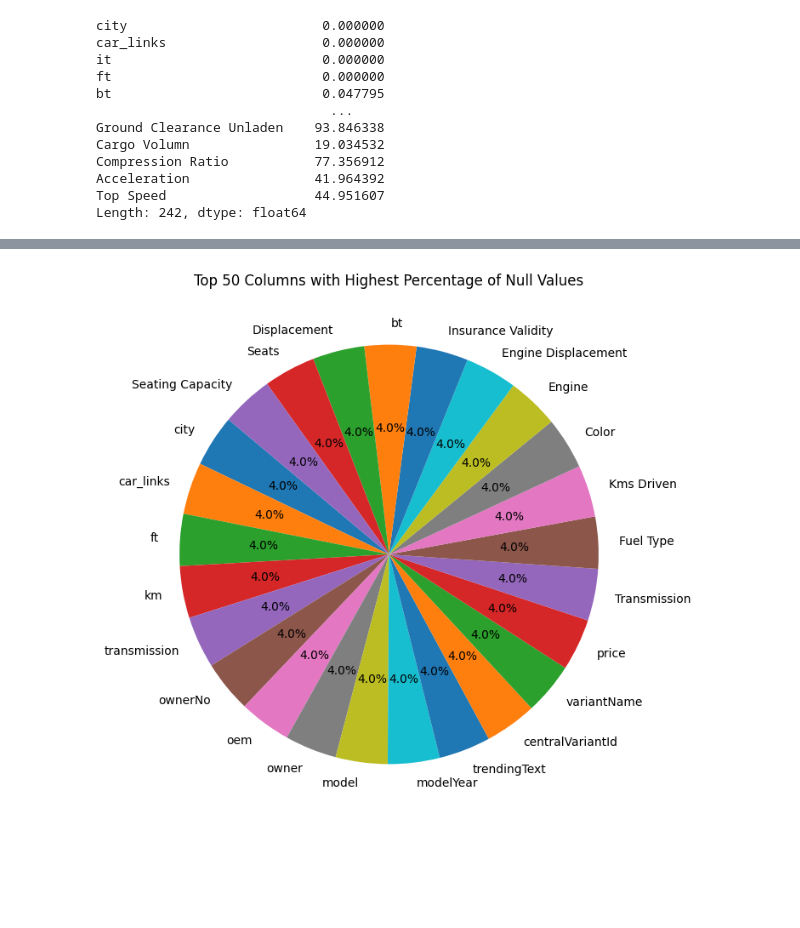
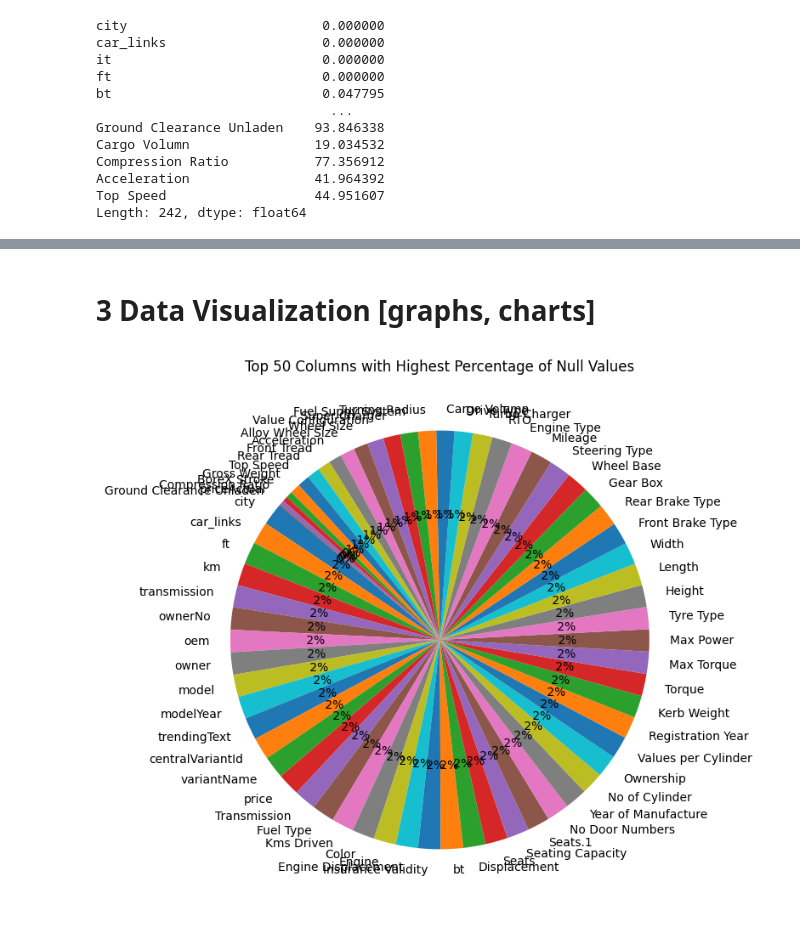
Before and after one commit to AravindhKumarA9/Car_dheko, a Jupyter notebook: car_dheko.ipynb, the cells around one changed output, grey strips where cells are left out. Saved outputs shown, nothing was run; the diff lists cells and outputs as text; code cells hidden in the pictures; blank space fills up the shorter version.

Commit message:
Data Cleaned completed.

```diff
--- a/car_dheko.ipynb
+++ b/car_dheko.ipynb
@@ -298,8 +261,10 @@ columns_to_drop = [
     "View360Camera", "Removable Convertible Top", "Remote Engine Start Stop", "Sos Emergency Assistance",
     "Remote Horn Light Control", "Dual Tone Body Colour", "Compass", "Lane Watch Camera", "Active Noise Cancellation",
     "Smart Key Band", "Headlamp Washers", "Real Time Vehicle Tracking", "Cassette Player", "Power Folding3rd Row Seat",
-    "priceSaving", "priceFixedText", "it"
-]
+    "priceSaving", "priceFixedText", "it", "transmission", "owner", "ownerNo", "Seats.1", "priceActual", "Torque",
+    "Kms Driven", "Seating Capacity", "Year of Manufacture", "ft", "Engine Displacement", "Displacement", "Values per Cylinder",
+    "Wheel Size", "car_links", "trendingText"
+]  # The last 13 columns are replicated twice.
 
 # Dropping specified columns from the DataFrame
 car_details_cleaned = car_details.drop(columns=columns_to_drop, errors='ignore')
@@ -425,19 +610,24 @@ Length: 66, dtype: float64
+# %% [markdown]
+# **3 Data Visualization [graphs, charts]**
 # %%
+import seaborn as sns
+import matplotlib.pyplot as plt
+
 # Selecting the top columns with the highest percentages of values
-top_null_percentage = present_data_percentage.sort_values(ascending=False).head(25)
+top_percentage = present_data_percentage.sort_values(ascending=False)
 
 # Plotting the top columns with null values percentage in a pie chart
 plt.figure(figsize=(10, 8))
 plt.pie(
-    top_null_percentage,
-    labels=top_null_percentage.index,
-    autopct='%1.1f%%',
+    top_percentage,
+    labels=top_percentage.index,
+    autopct='%2.0f%%',
     startangle=140
 )
 plt.title('Top 50 Columns with Highest Percentage of Null Values')
 plt.show()
 # %% [output]
-[figure, old version]
+[figure, new version]
 # %%
 # Dropping columns with more than 50% null values
 threshold = 80.0
```
Also changed, not shown: parts of 31 cells of this notebook, 3 other files.
